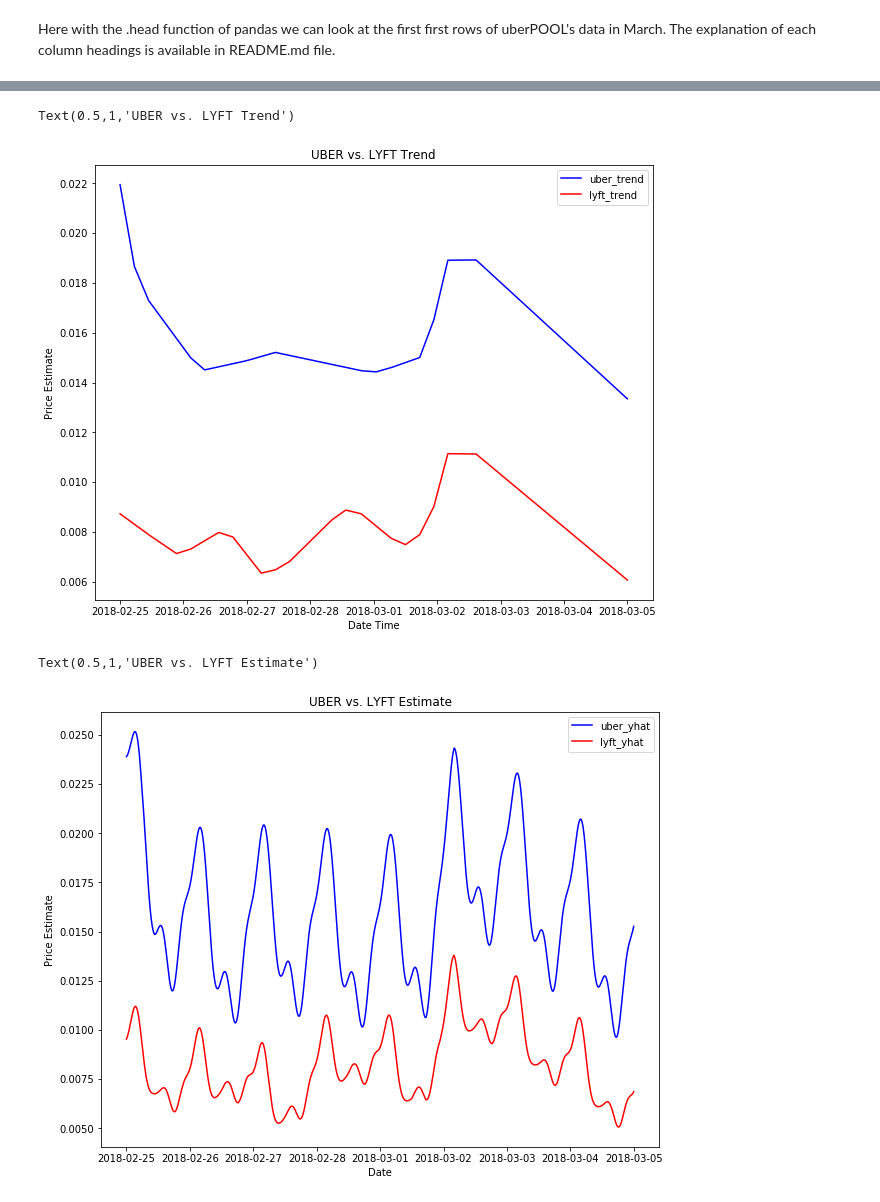
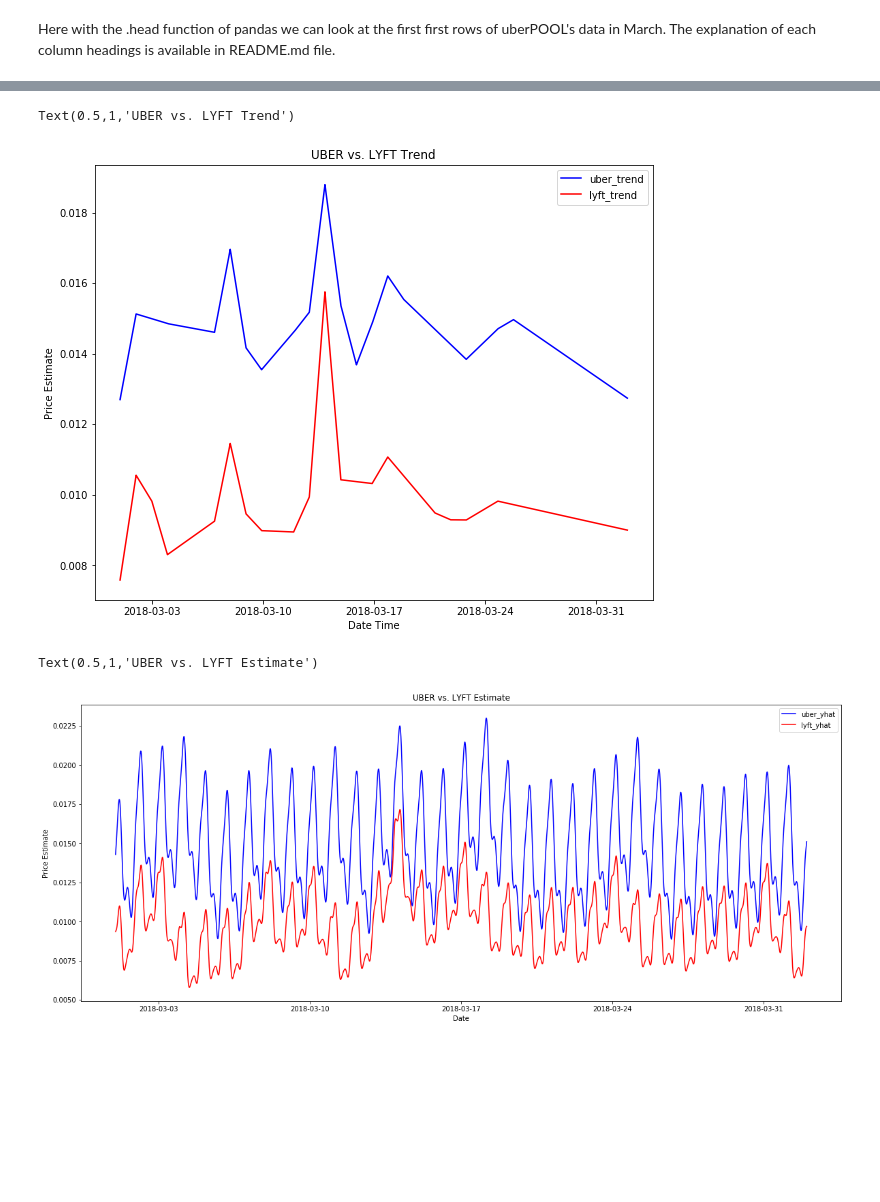
Before and after one commit to rahilshah10/big_data_systems_and_intelligence_analytics, a Jupyter notebook: rides_project/time_series_facebook_prophet.ipynb, the cells around one changed output, grey strips where cells are left out. Cells and saved outputs as stored; diff of their text form; code cells hidden in the pictures; blank space fills up the shorter version.

```diff
--- a/rides_project/time_series_facebook_prophet.ipynb
+++ b/rides_project/time_series_facebook_prophet.ipynb
@@ -151,3 +76,6 @@ df = df1.merge(df2, how='inner', on='ds')
+# %%
+# Merged Uber and Lyft datasets
+df = pd.read_csv('https://raw.githubusercontent.com/MandyYang86/Ride-Optimization/master/Merge%20Data/uber_lyft_March.csv')
 # %%
 df.head()
 # %% [output]
@@ -161,3 +88,5 @@ df.head()
+# %%
+df.rename(columns={'date_time': 'ds'}, inplace=True)
 # %%
 # Select only the relevant columns
 df = df.ix[:, ['ds', 'uber_price_per_second', 'lyft_price_per_second']]
@@ -379,17 +298,17 @@ plt.ylabel('Price Estimate')
 plt.title('UBER vs. LYFT Trend')
 # %% [output]
 Text(0.5,1,'UBER vs. LYFT Trend')
-[figure, old version]
+[figure, new version]
 # %%
-plt.figure(figsize=(10, 8))
+plt.figure(figsize=(20, 8))
 plt.plot(forecast['Date Time'], forecast['uber_yhat'], 'b-')
 plt.plot(forecast['Date Time'], forecast['lyft_yhat'], 'r-')
 plt.legend(); plt.xlabel('Date')
 plt.ylabel('Price Estimate')
 plt.title('UBER vs. LYFT Estimate')
 # %% [output]
 Text(0.5,1,'UBER vs. LYFT Estimate')
-[figure, old version]
+[figure, new version]
 # %%
 # Create subplots to set figure size
 fig, ax = plt.subplots(1, 1, figsize=(20, 8))
```
Also changed, not shown: parts of 31 cells of this notebook.
